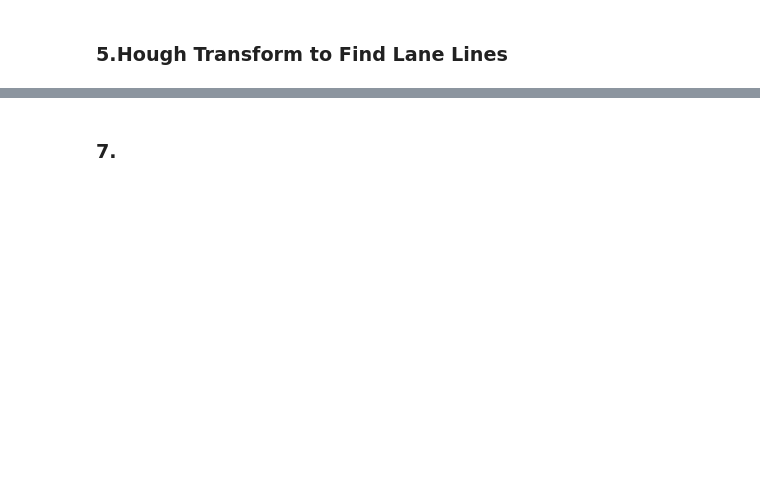
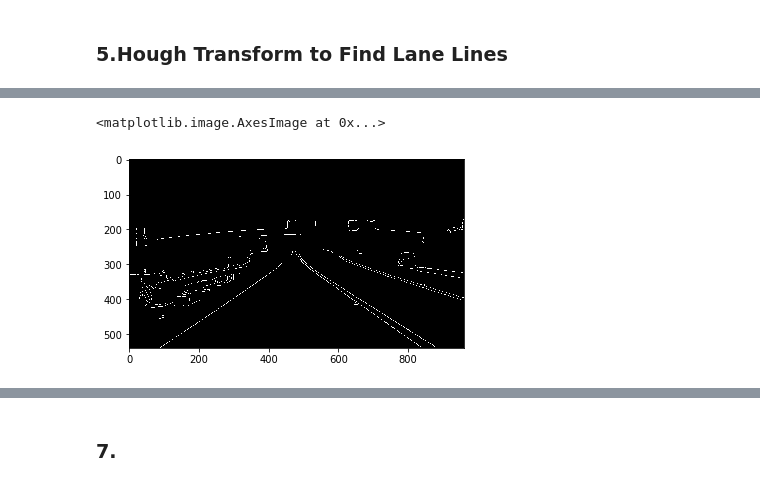
Before and after one commit to ChiangC/SDC_Python, a Jupyter notebook: finding_lane_lines_exercise/Finding_Lane_Lines.ipynb, the cells around one changed output, grey strips where cells are left out. Drawn from its saved outputs; the diff is of its cells as text; code cells hidden in the pictures; blank space fills up the shorter version.

```diff
--- a/finding_lane_lines_exercise/Finding_Lane_Lines.ipynb
+++ b/finding_lane_lines_exercise/Finding_Lane_Lines.ipynb
@@ -269,0 +274,5 @@ plt.imshow(lines_edges)
+# %%
+plt.imshow(color_edges)
+# %% [output]
+<matplotlib.image.AxesImage at 0x...>
+[figure, added]
```
Also changed, not shown: parts of 8 cells of this notebook, 6 other files.
